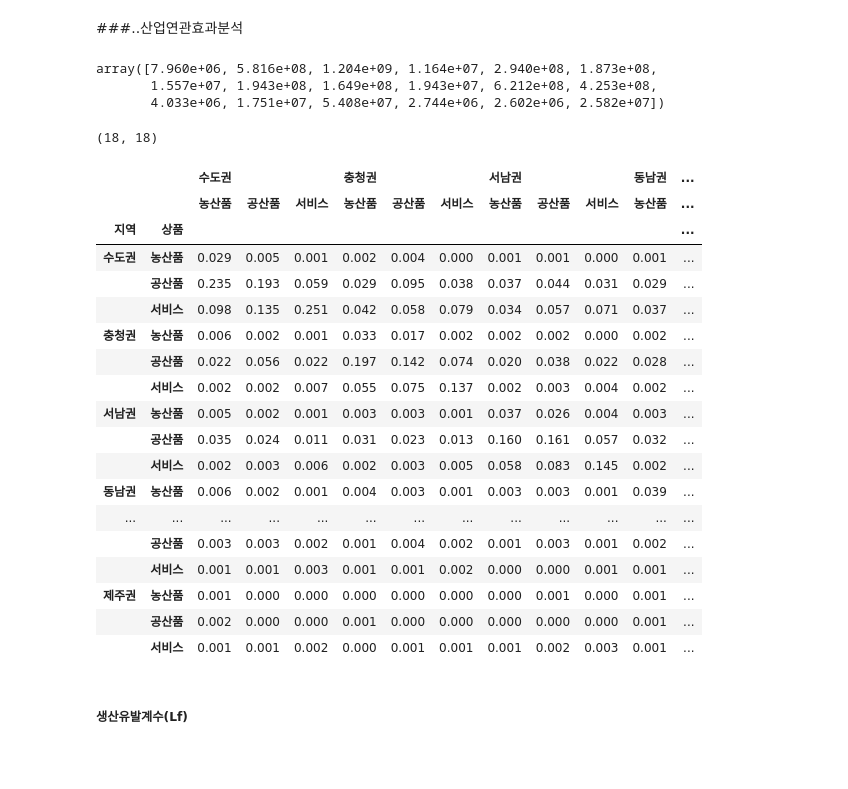
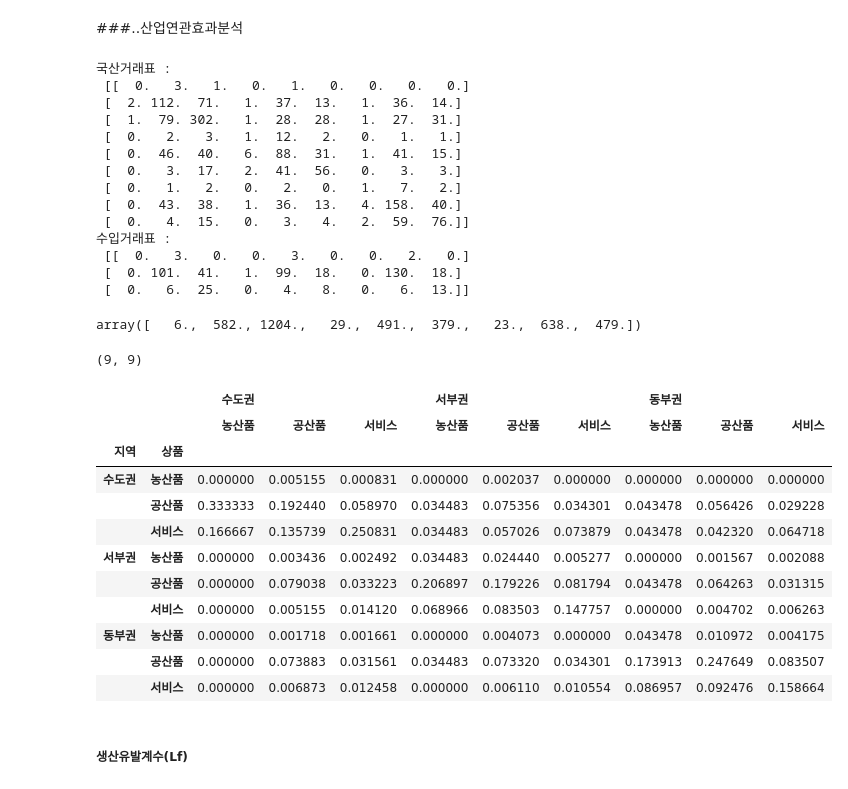
Before and after one commit to Tom-Jung/legendary-funicular, a Jupyter notebook: Ch7. 지역산업연관분석.ipynb, the cells around one changed output. Drawn from its saved outputs; the diff is of its cells as text; code cells hidden in the pictures; blank space fills up the shorter version.

```diff
--- a/Ch7. 지역산업연관분석.ipynb
+++ b/Ch7. 지역산업연관분석.ipynb
@@ -717,25 +303,38 @@ LQ_df.to_csv('지역별_산업별_입지계수.csv', encoding='utf_8-sig')
 # %% [markdown]
 ###..산업연관효과분석
 # %%
-Dm_1 =Tot_rg[0:18,0:18].astype(float)
-Im_1 =Tot_rg[18:21,0:18].astype(float)
+Dm_1 = Mt[0:9,0:9].astype(float)
+Im_1 = Mt[9:12,0:9].astype(float)
 # Dm_1 = Dt[0:4,1:10].astype(float)
 # Im_1 = It[0:4,1:10].astype(float)
 # print('총거래표 : \n', Tt_1)    # 총거래표 확인
-# print('국산거래표 : \n', Dm_1)  # 국산거래표 확인
-# print('수입거래표 : \n', Im_1.astype(float))  # 수입거래표 확인
+print('국산거래표 : \n', Dm_1)  # 국산거래표 확인
+print('수입거래표 : \n', Im_1.astype(float))  # 수입거래표 확인
+# %% [output]
+국산거래표 :
+ [[  0.   3.   1.   0.   1.   0.   0.   0.   0.]
+ [  2. 112.  71.   1.  37.  13.   1.  36.  14.]
+ [  1.  79. 302.   1.  28.  28.   1.  27.  31.]
+ [  0.   2.   3.   1.  12.   2.   0.   1.   1.]
+ [  0.  46.  40.   6.  88.  31.   1.  41.  15.]
+ [  0.   3.  17.   2.  41.  56.   0.   3.   3.]
+ [  0.   1.   2.   0.   2.   0.   1.   7.   2.]
+ [  0.  43.  38.   1.  36.  13.   4. 158.  40.]
+ [  0.   4.  15.   0.   3.   4.   2.  59.  76.]]
+수입거래표 :
+ [[  0.   3.   0.   0.   3.   0.   0.   2.   0.]
+ [  0. 101.  41.   1.  99.  18.   0. 130.  18.]
+ [  0.   6.  25.   0.   4.   8.   0.   6.  13.]]
 # %%
-ct =Tot_rg[-1,:18]  # 산출액
+ct =Mt[-1,:9]  # 산출액
 ct
 # %% [output]
-array([7.960e+06, 5.816e+08, 1.204e+09, 1.164e+07, 2.940e+08, 1.873e+08,
-       1.557e+07, 1.943e+08, 1.649e+08, 1.943e+07, 6.212e+08, 4.253e+08,
-       4.033e+06, 1.751e+07, 5.408e+07, 2.744e+06, 2.602e+06, 2.582e+07])
+array([   6.,  582., 1204.,   29.,  491.,  379.,   23.,  638.,  479.])
 # %%
-ct_m = np.tile(ct, reps=[18,1]) # 산출액을 18번 행반복
+ct_m = np.tile(ct, reps=[9,1]) # 산출액을 9번 행반복
 # %%
 # At = Tt_1[0:3,0:3]/ct_m   # 총투입계수
-Ad =(Dm_1/ct_m).round(3)  # 국산 투입계수
+Ad =(Dm_1/ct_m)  # 국산 투입계수
 
 # print('총투입계수표 : \n', At)
 # print('국산투입계수표 : \n', Ad)
@@ -743,41 +342,28 @@ Ad =(Dm_1/ct_m).round(3)  # 국산 투입계수
 # df_At = pd.DataFrame(At.round(3),columns = ['농산품', '공산품', '서비스'], index=['농산품', '공산품', '서비스'])  #pandas로 내보내기
 Ad.shape
 # %% [output]
-(18, 18)
+(9, 9)
 # %%
-Ad_df = pd.DataFrame(Ad, columns = [['수도권', '수도권', '수도권', '충청권', '충청권', '충청권','서남권', '서남권', '서남권', '동남권', '동남권', '동남권',
-                                       '강원권', '강원권', '강원권', '제주권', '제주권', '제주권'],
+Ad_df = pd.DataFrame(Ad, columns = [['수도권', '수도권', '수도권', '서부권', '서부권', '서부권','동부권', '동부권', '동부권'],
+                                    ['농산품', '공산품', '서비스', '농산품', '공산품', '서비스','농산품', '공산품', '서비스']],
 
-                                      ['농산품', '공산품', '서비스', '농산품', '공산품', '서비스','농산품', '공산품', '서비스', '농산품', '공산품', '서비스',
-                                        '농산품', '공산품', '서비스', '농산품', '공산품', '서비스']],
-
-                                    index=[['수도권', '수도권', '수도권', '충청권', '충청권', '충청권','서남권', '서남권', '서남권', '동남권', '동남권', '동남권',
-                                            '강원권', '강원권', '강원권', '제주권', '제주권', '제주권'],
-
-                                           ['농산품', '공산품', '서비스', '농산품', '공산품', '서비스','농산품', '공산품', '서비스', '농산품', '공산품', '서비스',
-                                            '농산품', '공산품', '서비스', '농산품', '공산품', '서비스']])
+                                    index=[['수도권', '수도권', '수도권', '서부권', '서부권', '서부권','동부권', '동부권', '동부권'],
+                                           ['농산품', '공산품', '서비스', '농산품', '공산품', '서비스','농산품', '공산품', '서비스']])
 Ad_df.index.names=['지역', '상품']
 Ad_df
 # %% [output]
-|  |  | 수도권 |  |  | 충청권 |  |  | 서남권 |  |  | 동남권 | ... |
-|  |  | 농산품 | 공산품 | 서비스 | 농산품 | 공산품 | 서비스 | 농산품 | 공산품 | 서비스 | 농산품 | ... |
-| 지역 | 상품 |  |  |  |  |  |  |  |  |  |  | ... |
-| 수도권 | 농산품 | 0.029 | 0.005 | 0.001 | 0.002 | 0.004 | 0.000 | 0.001 | 0.001 | 0.000 | 0.001 | ... |
-|  | 공산품 | 0.235 | 0.193 | 0.059 | 0.029 | 0.095 | 0.038 | 0.037 | 0.044 | 0.031 | 0.029 | ... |
-|  | 서비스 | 0.098 | 0.135 | 0.251 | 0.042 | 0.058 | 0.079 | 0.034 | 0.057 | 0.071 | 0.037 | ... |
-| 충청권 | 농산품 | 0.006 | 0.002 | 0.001 | 0.033 | 0.017 | 0.002 | 0.002 | 0.002 | 0.000 | 0.002 | ... |
-|  | 공산품 | 0.022 | 0.056 | 0.022 | 0.197 | 0.142 | 0.074 | 0.020 | 0.038 | 0.022 | 0.028 | ... |
-|  | 서비스 | 0.002 | 0.002 | 0.007 | 0.055 | 0.075 | 0.137 | 0.002 | 0.003 | 0.004 | 0.002 | ... |
-| 서남권 | 농산품 | 0.005 | 0.002 | 0.001 | 0.003 | 0.003 | 0.001 | 0.037 | 0.026 | 0.004 | 0.003 | ... |
-|  | 공산품 | 0.035 | 0.024 | 0.011 | 0.031 | 0.023 | 0.013 | 0.160 | 0.161 | 0.057 | 0.032 | ... |
-|  | 서비스 | 0.002 | 0.003 | 0.006 | 0.002 | 0.003 | 0.005 | 0.058 | 0.083 | 0.145 | 0.002 | ... |
-| 동남권 | 농산품 | 0.006 | 0.002 | 0.001 | 0.004 | 0.003 | 0.001 | 0.003 | 0.003 | 0.001 | 0.039 | ... |
-| ... | ... | ... | ... | ... | ... | ... | ... | ... | ... | ... | ... | ... |
-|  | 공산품 | 0.003 | 0.003 | 0.002 | 0.001 | 0.004 | 0.002 | 0.001 | 0.003 | 0.001 | 0.002 | ... |
-|  | 서비스 | 0.001 | 0.001 | 0.003 | 0.001 | 0.001 | 0.002 | 0.000 | 0.000 | 0.001 | 0.001 | ... |
-| 제주권 | 농산품 | 0.001 | 0.000 | 0.000 | 0.000 | 0.000 | 0.000 | 0.000 | 0.001 | 0.000 | 0.001 | ... |
-|  | 공산품 | 0.002 | 0.000 | 0.000 | 0.001 | 0.000 | 0.000 | 0.000 | 0.000 | 0.000 | 0.001 | ... |
-|  | 서비스 | 0.001 | 0.001 | 0.002 | 0.000 | 0.001 | 0.001 | 0.001 | 0.002 | 0.003 | 0.001 | ... |
+|  |  | 수도권 |  |  | 서부권 |  |  | 동부권 |  |  |
+|  |  | 농산품 | 공산품 | 서비스 | 농산품 | 공산품 | 서비스 | 농산품 | 공산품 | 서비스 |
+| 지역 | 상품 |  |  |  |  |  |  |  |  |  |
+| 수도권 | 농산품 | 0.000000 | 0.005155 | 0.000831 | 0.000000 | 0.002037 | 0.000000 | 0.000000 | 0.000000 | 0.000000 |
+|  | 공산품 | 0.333333 | 0.192440 | 0.058970 | 0.034483 | 0.075356 | 0.034301 | 0.043478 | 0.056426 | 0.029228 |
+|  | 서비스 | 0.166667 | 0.135739 | 0.250831 | 0.034483 | 0.057026 | 0.073879 | 0.043478 | 0.042320 | 0.064718 |
+| 서부권 | 농산품 | 0.000000 | 0.003436 | 0.002492 | 0.034483 | 0.024440 | 0.005277 | 0.000000 | 0.001567 | 0.002088 |
+|  | 공산품 | 0.000000 | 0.079038 | 0.033223 | 0.206897 | 0.179226 | 0.081794 | 0.043478 | 0.064263 | 0.031315 |
+|  | 서비스 | 0.000000 | 0.005155 | 0.014120 | 0.068966 | 0.083503 | 0.147757 | 0.000000 | 0.004702 | 0.006263 |
+| 동부권 | 농산품 | 0.000000 | 0.001718 | 0.001661 | 0.000000 | 0.004073 | 0.000000 | 0.043478 | 0.010972 | 0.004175 |
+|  | 공산품 | 0.000000 | 0.073883 | 0.031561 | 0.034483 | 0.073320 | 0.034301 | 0.173913 | 0.247649 | 0.083507 |
+|  | 서비스 | 0.000000 | 0.006873 | 0.012458 | 0.000000 | 0.006110 | 0.010554 | 0.086957 | 0.092476 | 0.158664 |
 # %% [markdown]
 ##### 생산유발계수(Lf)
 # %%
```
Also changed, not shown: parts of 98 cells of this notebook.
